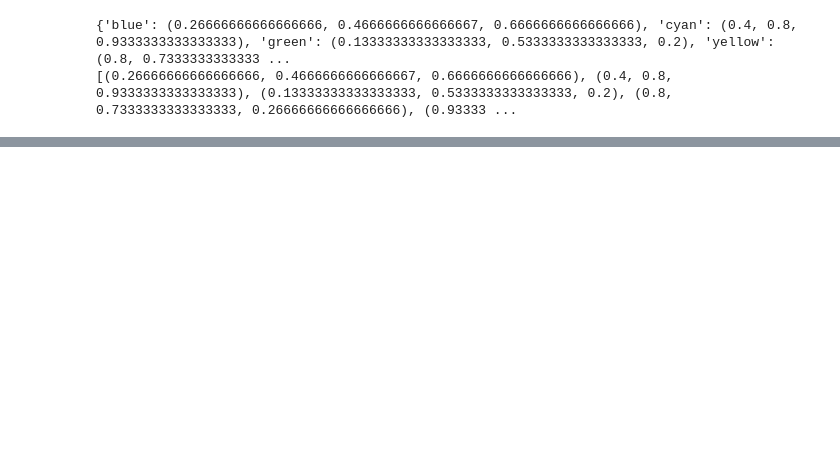
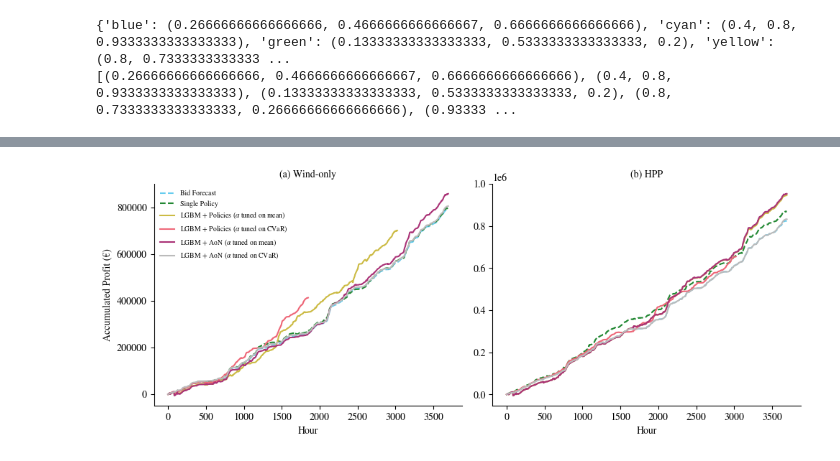
Before and after one commit to yahei-DTU/day_ahead_v2, a Jupyter notebook: notebooks/profit_plots.ipynb, the cells around one changed output, grey strips where cells are left out. Saved outputs shown, nothing was run; the diff lists cells and outputs as text; code cells hidden in the pictures; blank space fills up the shorter version.

```diff
--- a/notebooks/profit_plots.ipynb
+++ b/notebooks/profit_plots.ipynb
@@ -127,0 +144,43 @@ KeyError: 'benchmarks'
+# %%
+fig, axes = plt.subplots(1, 2, figsize=(10, 4), sharey=False)
+
+col_labels = ["(a) Wind-only", "(b) HPP"]
+
+benchmark_defs = [
+    #("hindsight",     "Hindsight",    list_colors[0], "--"),
+    ("bid_forecast",  "Bid Forecast", list_colors[1], "--"),
+    ("single_policy", "Single Policy",list_colors[2], "--"),
+]
+experiment_defs = [
+    ("alpha_tuning_exp1", r"LGBM + Policies ($\alpha$ tuned on mean)", list_colors[3], "-"),
+    ("alpha_tuning_exp2", r"LGBM + Policies ($\alpha$ tuned on CVaR)", list_colors[4], "-"),
+    ("alpha_tuning_exp3", r"LGBM + AoN ($\alpha$ tuned on mean)",      list_colors[5], "-"),
+    ("alpha_tuning_exp4", r"LGBM + AoN ($\alpha$ tuned on CVaR)",      list_colors[6], "-"),
+]
+
+for col, variant in enumerate(variants):
+    ax = axes[col]
+
+    for bkey, label, color, ls in benchmark_defs:
+        df = data["benchmarks"][variant][bkey].dropna(subset=["profit"]).sort_values("datetime")
+        cum = df["profit"].cumsum().values
+        ax.plot(cum, label=label, color=color, linestyle=ls, linewidth=1.5)
+
+    for exp, label, color, ls in experiment_defs:
+        df = data[exp][variant]["lightgbm"].dropna(subset=["profit"]).sort_values("datetime")
+        cum = df["profit"].cumsum().values
+        ax.plot(cum, label=label, color=color, linestyle=ls, linewidth=1.5)
+
+    ax.set_title(col_labels[col])
+    ax.set_xlabel("Hour")
+    if col == 0:
+        ax.set_ylabel("Accumulated Profit (€)")
+    for spine in ["top", "right"]:
+        ax.spines[spine].set_visible(False)
+
+axes[0].legend(loc="upper left", fontsize=7, frameon=False)
+fig.tight_layout()
+fig.savefig("/home/yahei/code/day_ahead_v2/reports/figures/profit/accumulated_profits.pdf")
+plt.show()
+# %% [output]
+[figure, added]
```
Also changed, not shown: parts of 2 cells of this notebook, 6 other files.
